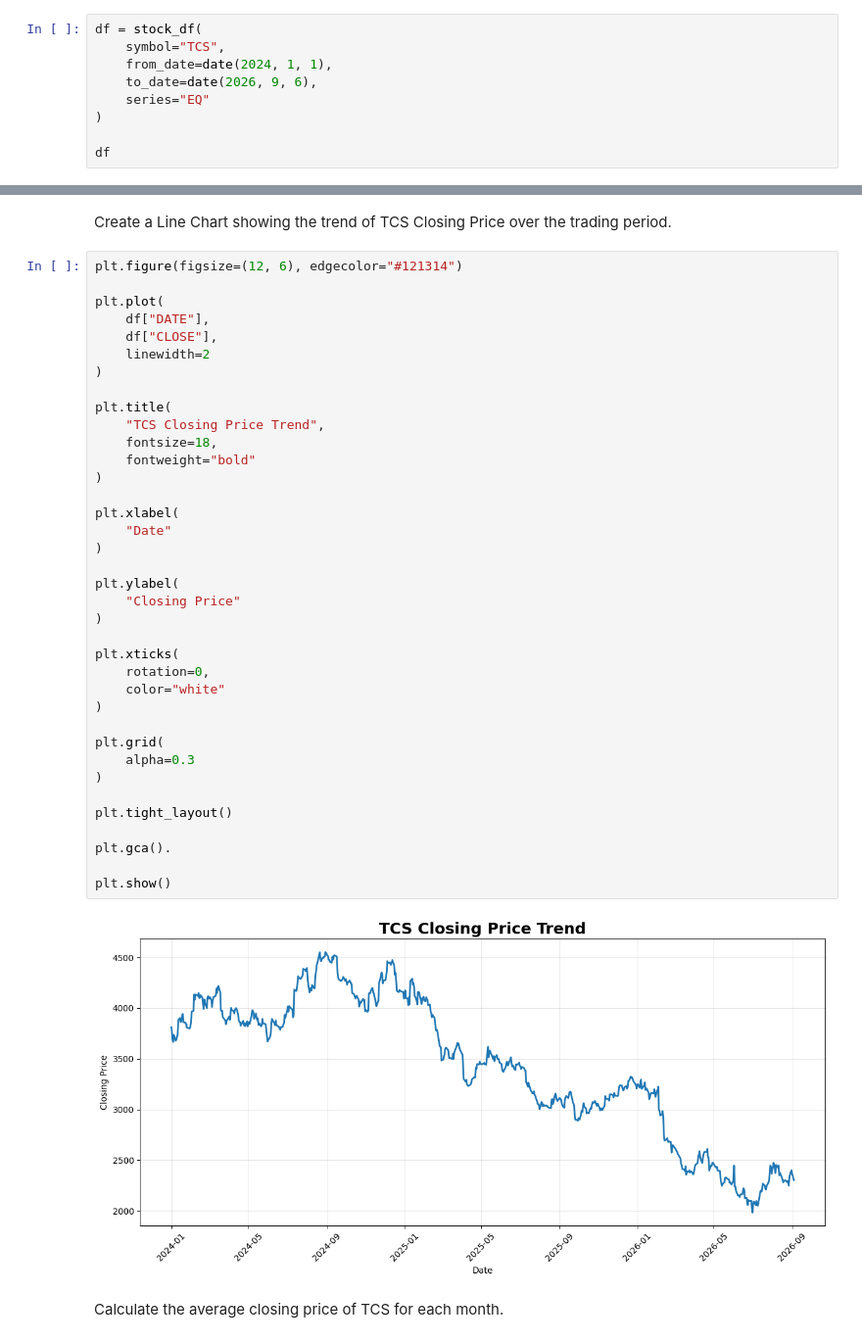
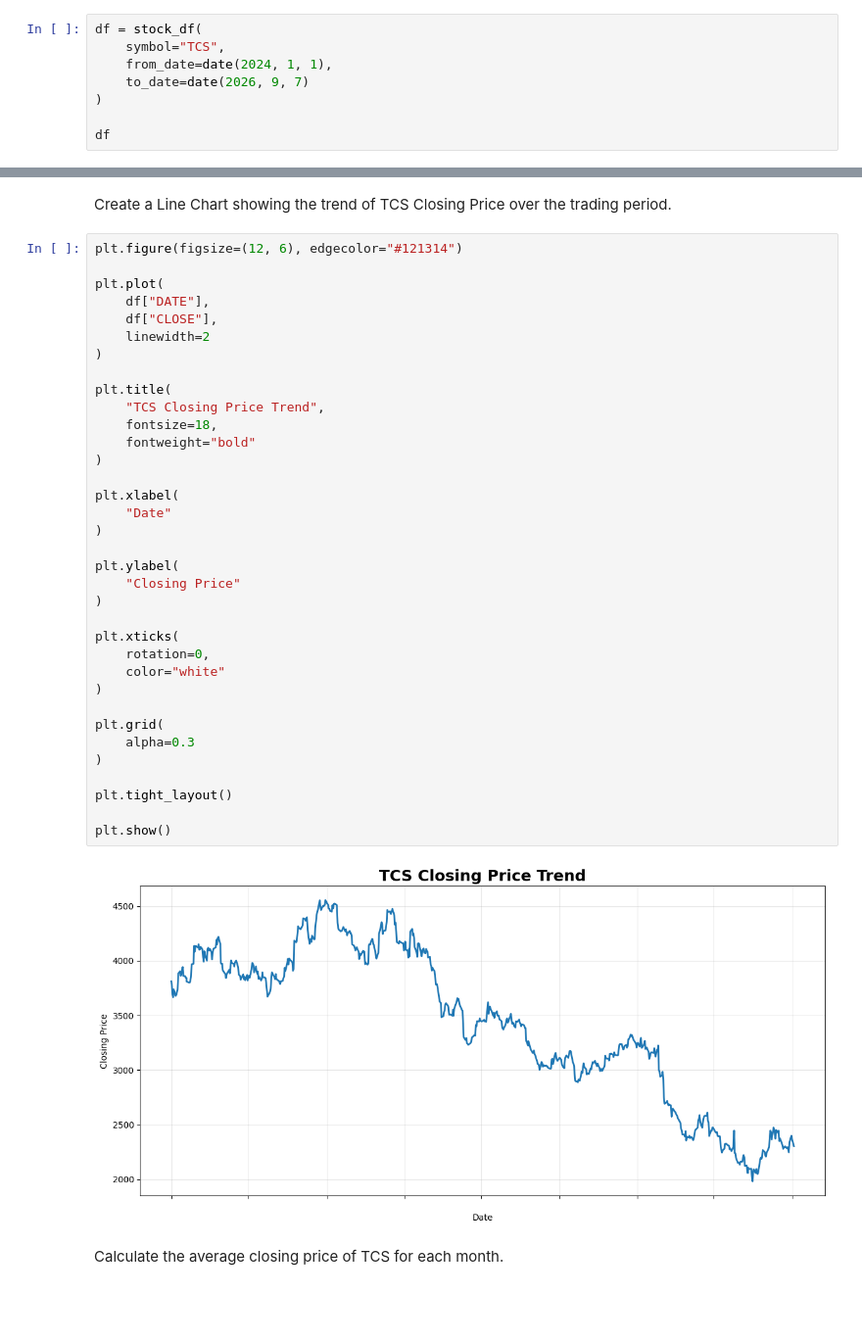
Before and after one commit to Suraj-kumar121K/PANDAS-CURSE, a Jupyter notebook: large_data_practice/jugaad_data.ipynb, the cells around one changed output, grey strips where cells are left out. Shown at 98% size. Cells and saved outputs as stored; diff of their text form; blank space fills up the shorter version.

```diff
--- a/large_data_practice/jugaad_data.ipynb
+++ b/large_data_practice/jugaad_data.ipynb
@@ -8,8 +8,7 @@ import matplotlib.pyplot as plt
 df = stock_df(
     symbol="TCS",
     from_date=date(2024, 1, 1),
-    to_date=date(2026, 9, 6),
-    series="EQ"
+    to_date=date(2026, 9, 7)
 )
 
 df
@@ -173,36 +172,34 @@ plt.plot(
     linewidth=2
 )
 
 plt.title(
     "TCS Closing Price Trend",
     fontsize=18,
     fontweight="bold"
 )
 
 plt.xlabel(
     "Date"
 )
 
 plt.ylabel(
     "Closing Price"
 )
 
 plt.xticks(
     rotation=0,
     color="white"
 )
 
 plt.grid(
     alpha=0.3
 )
 
 plt.tight_layout()
 
-plt.gca().
-
 plt.show()
 # %% [output]
-[figure, old version]
+[figure, new version]
 # %% [markdown]
 Calculate the average closing price of TCS for each month.
 # %%
```
Also changed, not shown: 2 other files.
